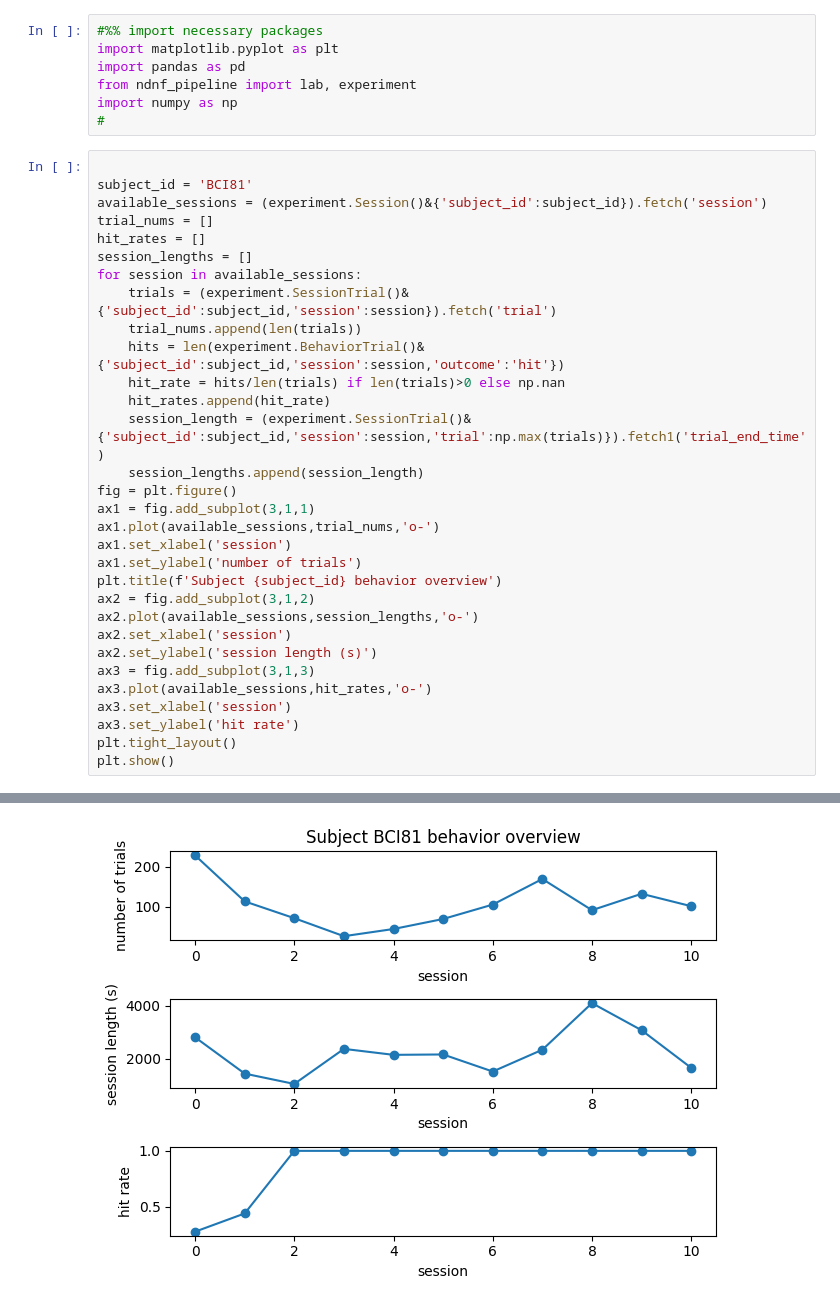
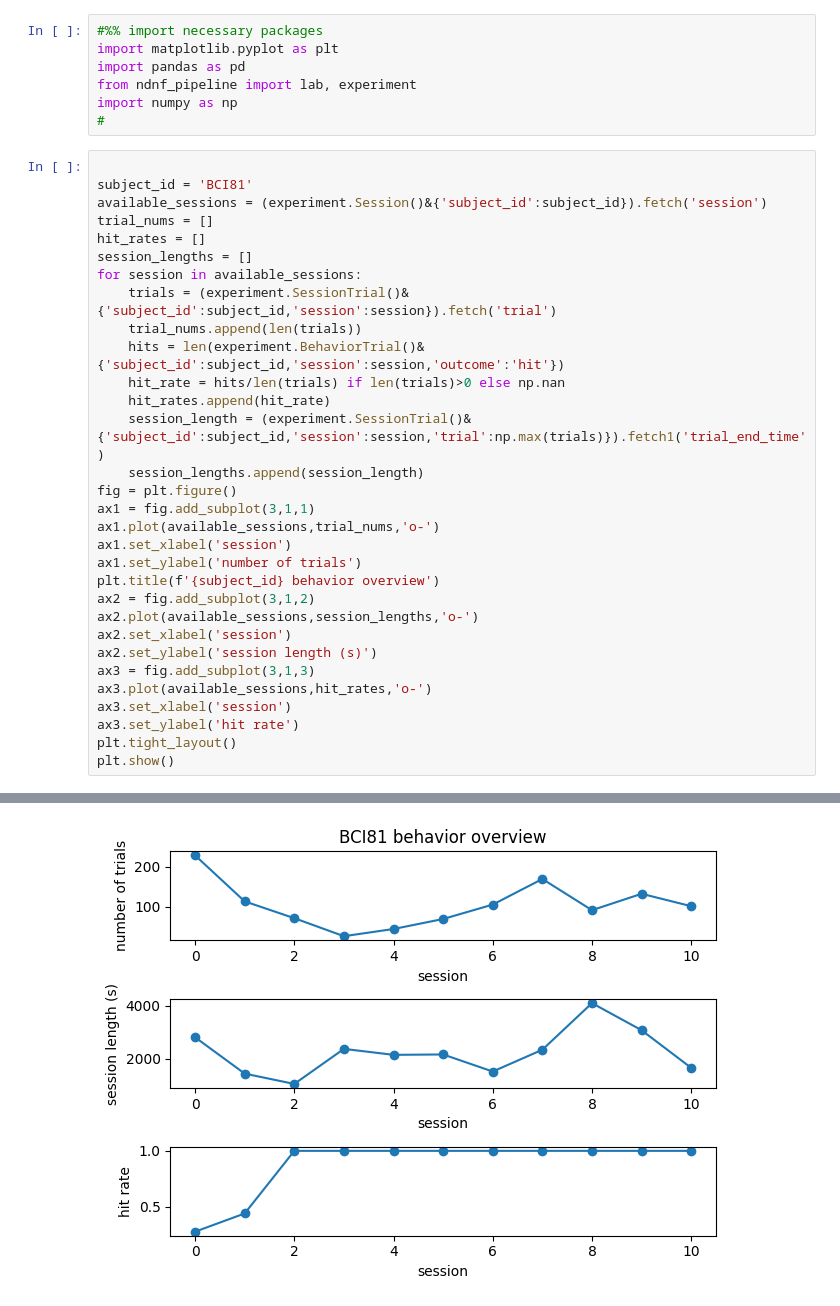
Before and after one commit to rozmar/NDNF-pipeline, a Jupyter notebook: Notebooks/behavior.ipynb, the cells around one changed output, grey strips where cells are left out. Drawn from its saved outputs; the diff is of its cells as text.

```diff
--- a/Notebooks/behavior.ipynb
+++ b/Notebooks/behavior.ipynb
@@ -34,7 +36,7 @@ ax1 = fig.add_subplot(3,1,1)
 ax1.plot(available_sessions,trial_nums,'o-')
 ax1.set_xlabel('session')
 ax1.set_ylabel('number of trials')
-plt.title(f'Subject {subject_id} behavior overview')
+plt.title(f'{subject_id} behavior overview')
 ax2 = fig.add_subplot(3,1,2)
 ax2.plot(available_sessions,session_lengths,'o-')
 ax2.set_xlabel('session')
@@ -49 +52 @@ plt.show()
-[figure, old version]
+[figure, new version]
```
Also changed, not shown: parts of 6 cells of this notebook.
